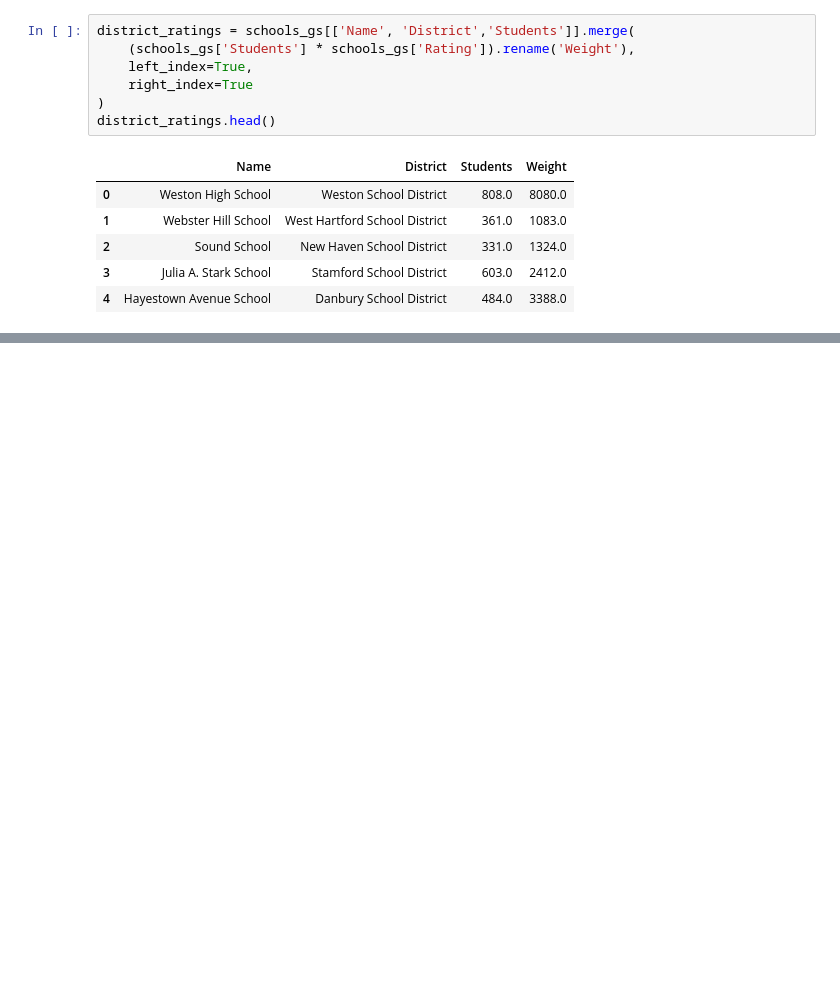
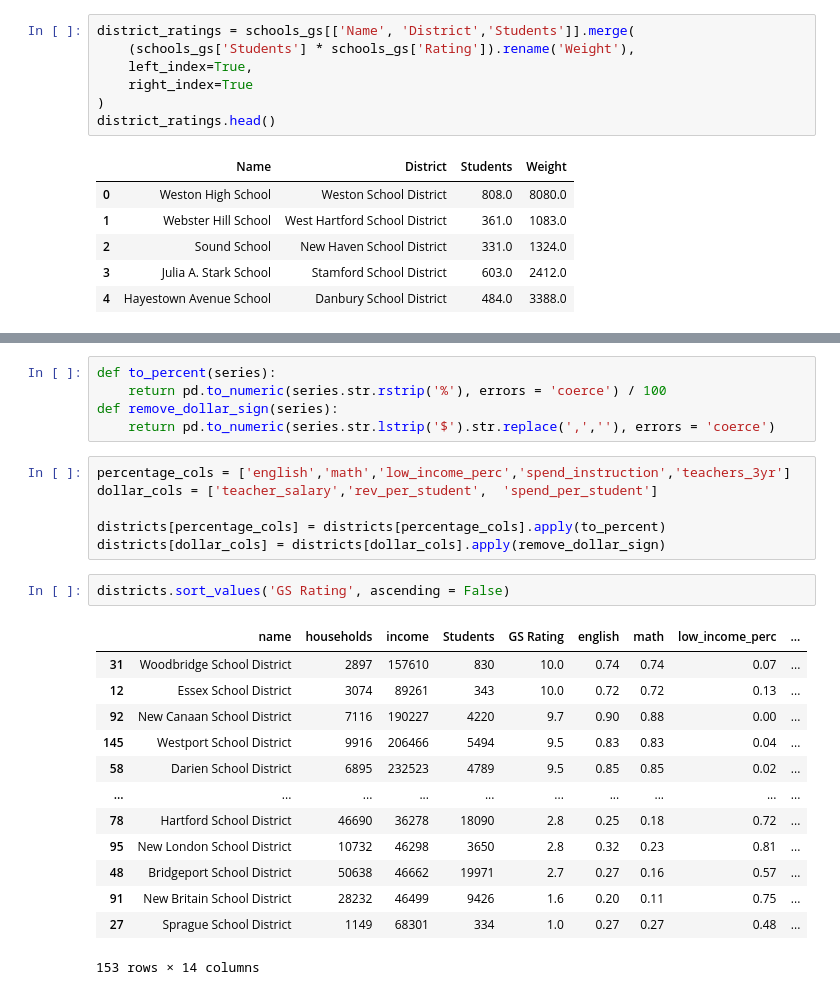
Before and after one commit to lwzbr/ct_schools_2021, a Jupyter notebook: ct_schools.ipynb, the cells around one changed output, grey strips where cells are left out. Drawn from its saved outputs; the diff is of its cells as text; blank space fills up the shorter version.

```diff
--- a/ct_schools.ipynb
+++ b/ct_schools.ipynb
@@ -150,0 +172,27 @@ districts_merged
+# %%
+def to_percent(series):
+    return pd.to_numeric(series.str.rstrip('%'), errors = 'coerce') / 100
+def remove_dollar_sign(series):
+    return pd.to_numeric(series.str.lstrip('$').str.replace(',',''), errors = 'coerce')
+# %%
+percentage_cols = ['english','math','low_income_perc','spend_instruction','teachers_3yr']
+dollar_cols = ['teacher_salary','rev_per_student',	'spend_per_student']
+
+districts[percentage_cols] = districts[percentage_cols].apply(to_percent)
+districts[dollar_cols] = districts[dollar_cols].apply(remove_dollar_sign)
+# %%
+districts.sort_values('GS Rating', ascending = False)
+# %% [output]
+|  | name | households | income | Students | GS Rating | english | math | low_income_perc | ... |
+| 31 | Woodbridge School District | 2897 | 157610 | 830 | 10.0 | 0.74 | 0.74 | 0.07 | ... |
+| 12 | Essex School District | 3074 | 89261 | 343 | 10.0 | 0.72 | 0.72 | 0.13 | ... |
+| 92 | New Canaan School District | 7116 | 190227 | 4220 | 9.7 | 0.90 | 0.88 | 0.00 | ... |
+| 145 | Westport School District | 9916 | 206466 | 5494 | 9.5 | 0.83 | 0.83 | 0.04 | ... |
+| 58 | Darien School District | 6895 | 232523 | 4789 | 9.5 | 0.85 | 0.85 | 0.02 | ... |
+| ... | ... | ... | ... | ... | ... | ... | ... | ... | ... |
+| 78 | Hartford School District | 46690 | 36278 | 18090 | 2.8 | 0.25 | 0.18 | 0.72 | ... |
+| 95 | New London School District | 10732 | 46298 | 3650 | 2.8 | 0.32 | 0.23 | 0.81 | ... |
+| 48 | Bridgeport School District | 50638 | 46662 | 19971 | 2.7 | 0.27 | 0.16 | 0.57 | ... |
+| 91 | New Britain School District | 28232 | 46499 | 9426 | 1.6 | 0.20 | 0.11 | 0.75 | ... |
+| 27 | Sprague School District | 1149 | 68301 | 334 | 1.0 | 0.27 | 0.27 | 0.48 | ... |
+153 rows × 14 columns
```
Also changed, not shown: parts of 8 cells of this notebook, 1 other file.
